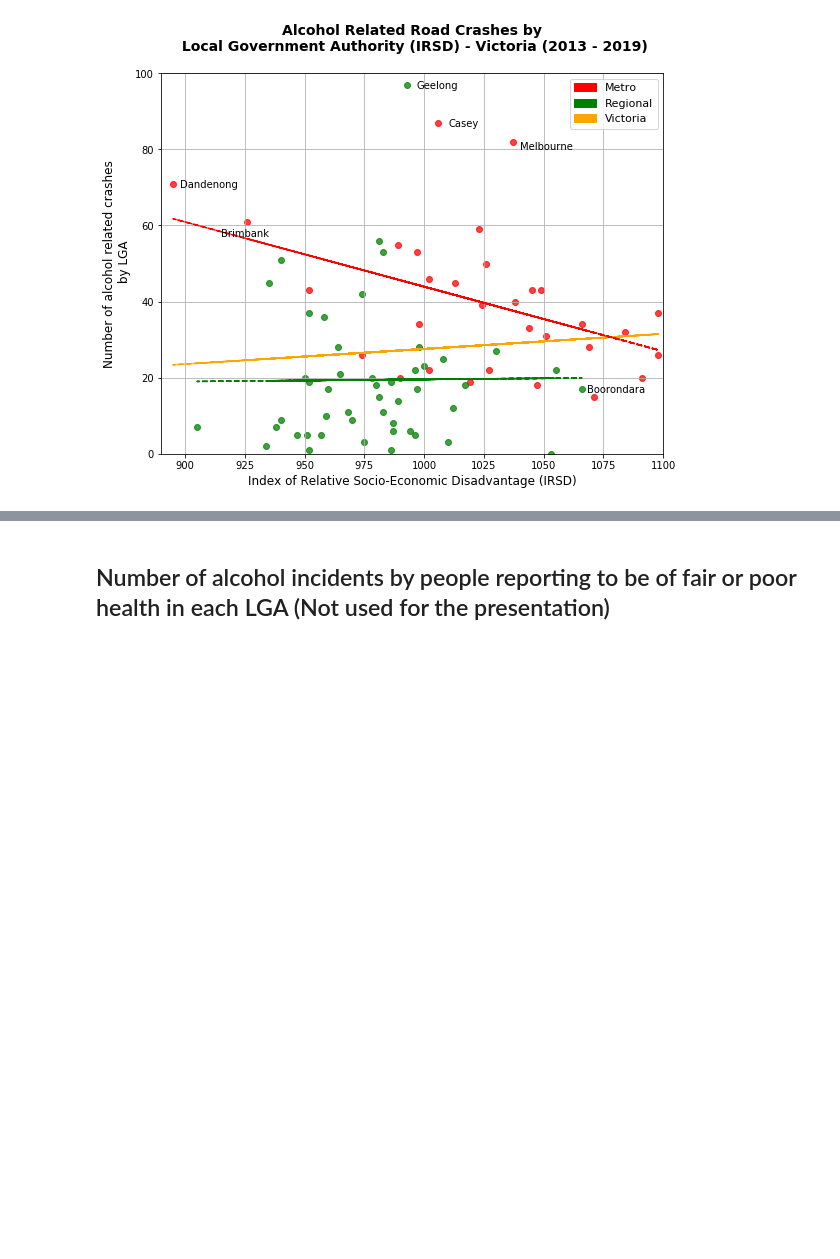
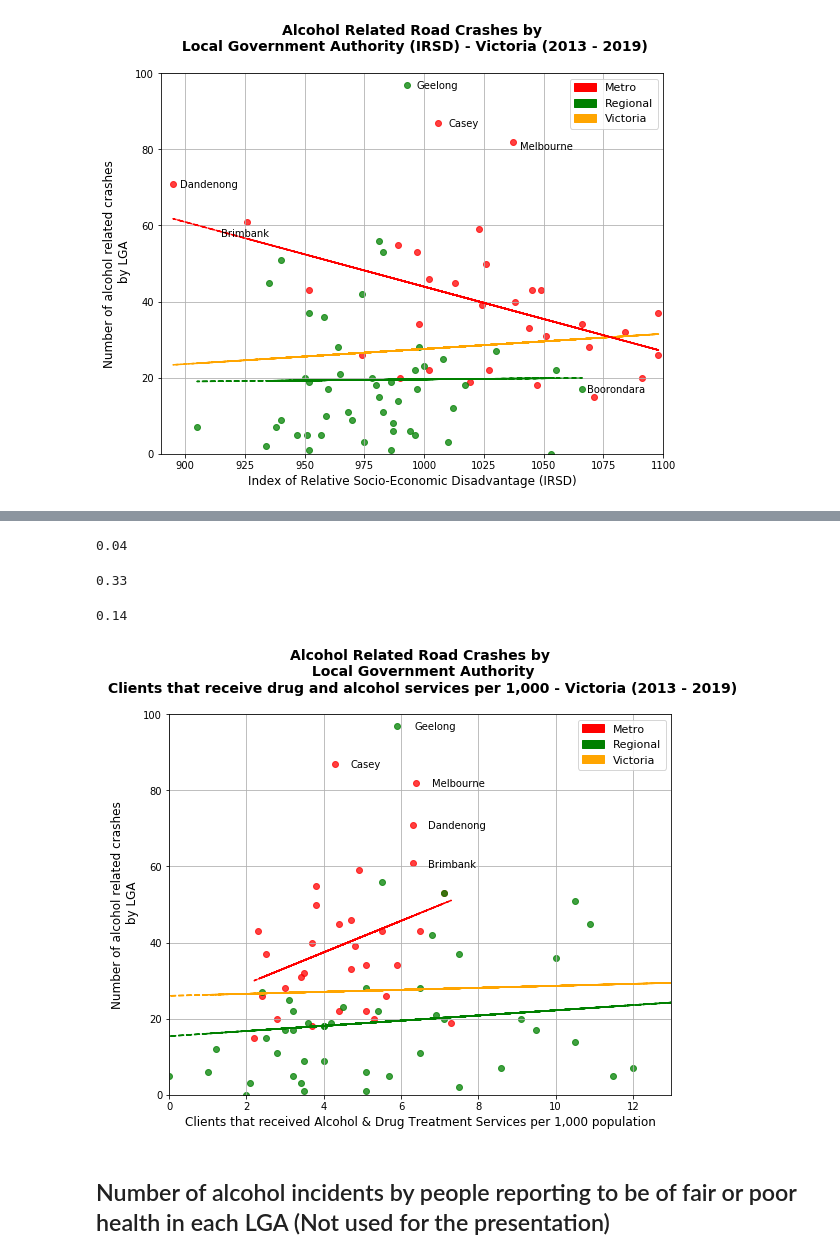
Before and after one commit to Jamie-GiHu/Turqoise-Bears-Project-Repo, a Jupyter notebook: Vic_Crash_analysis_TT_Full_code.ipynb, the cells around one changed output, grey strips where cells are left out. Cells and saved outputs as stored; diff of their text form; code cells hidden in the pictures; blank space fills up the shorter version.

Commit message:
Final updates with new chart.
Replace the demographics csv with correct file, updates to final code with new analysis.

```diff
--- a/Vic_Crash_analysis_TT_Full_code.ipynb
+++ b/Vic_Crash_analysis_TT_Full_code.ipynb
@@ -671,3 +710,65 @@ plt.show()
+# %%
+#Calculate the correlation coefficient to see if there is a correlation between socio status and the number of crashes
+round(st.pearsonr(LGA_merged["Clients that received Alcohol & Drug Treatment Services per 1,000 population"], LGA_merged["alcohol"])[0], 2)
+# %% [output]
+0.04
+# %%
+#Metro
+#Calculate the linear regression for the total number of alcohol crashes for the population of victoria by LGA (Overall)
+da_slope_m, da_int_m, da_r_m, da_p_m, da_std_err_m = stats.linregress(LGA_merged_metro["Clients that received Alcohol & Drug Treatment Services per 1,000 population"], LGA_merged_metro["alcohol"])
+
+#Equation of the line to calculate the predicted number of alcohol crashes for the population of victoria by LGA (Overall)
+da_fit_m = da_slope_m * LGA_merged_metro["Clients that received Alcohol & Drug Treatment Services per 1,000 population"] + da_int_m
+# %%
+#Calculate the correlation coefficient to see if there is a correlation between socio status and the number of crashes
+round(st.pearsonr(LGA_merged_metro["Clients that received Alcohol & Drug Treatment Services per 1,000 population"], LGA_merged_metro["alcohol"])[0], 2)
+# %% [output]
+0.33
+# %%
+#Regional
+#Calculate the linear regression for the total number of alcohol crashes for the population of victoria by LGA (Overall)
+da_slope_r, da_int_r, da_r_r, da_p_r, da_std_err_r = stats.linregress(LGA_merged_regional["Clients that received Alcohol & Drug Treatment Services per 1,000 population"], LGA_merged_regional["alcohol"])
+
+#Equation of the line to calculate the predicted number of alcohol crashes for the population of victoria by LGA (Overall)
+da_fit_r = da_slope_r * LGA_merged_regional["Clients that received Alcohol & Drug Treatment Services per 1,000 population"] + da_int_r
+# %%
+#Calculate the correlation coefficient to see if there is a correlation between socio status and the number of crashes
+round(st.pearsonr(LGA_merged_regional["Clients that received Alcohol & Drug Treatment Services per 1,000 population"], LGA_merged_regional["alcohol"])[0], 2)
+# %% [output]
+0.14
+# %%
+#Plot the linear model on the scatter plot
+plt.figure(figsize=(9,7))
+plt.scatter(LGA_merged_metro["Clients that received Alcohol & Drug Treatment Services per 1,000 population"], LGA_merged_metro["alcohol"], facecolors="red", alpha = 0.75)
+plt.scatter(LGA_merged_regional["Clients that received Alcohol & Drug Treatment Services per 1,000 population"], LGA_merged_regional["alcohol"], facecolors="green", alpha = 0.75)
+plt.plot(LGA_merged["Clients that received Alcohol & Drug Treatment Services per 1,000 population"], da_fit, "--", color="orange")
+plt.plot(LGA_merged_metro["Clients that received Alcohol & Drug Treatment Services per 1,000 population"], da_fit_m, "--", color="red")
+plt.plot(LGA_merged_regional["Clients that received Alcohol & Drug Treatment Services per 1,000 population"], da_fit_r, "--", color="green")
+
+plt.xlabel("Clients that received Alcohol & Drug Treatment Services per 1,000 population", fontsize=12)
+plt.ylabel("Number of alcohol related crashes\n by LGA", fontsize=12)
+plt.title("Alcohol Related Road Crashes by\n Local Government Authority\n Clients that receive drug and alcohol services per 1,000 - Victoria (2013 - 2019)\n", fontsize=14, fontweight="bold")
+
+metro_patch_legend_da = mpatches.Patch(color="red", label="Metro")
+regional_patch_legend_da = mpatches.Patch(color="green", label="Regional")
+overall_patch_legend_da = mpatches.Patch(color="orange", label="Victoria")
+plt.legend(handles=[metro_patch_legend_da, regional_patch_legend_da, overall_patch_legend_da], loc="upper right", fontsize=11)
+
+plt.annotate('Melbourne',(6.8,81))
+plt.annotate('Dandenong',(6.7, 70))
+# plt.annotate('Boorondara',(1068, 16))
+plt.annotate('Brimbank',(6.7, 59.8))
+# plt.annotate('C. Goldfields',(878, 9))
+plt.annotate('Casey',(4.7, 86))
+plt.annotate('Geelong',(6.35, 96))
+
+
+plt.xlim(0,13)
+plt.ylim(0,100)
+plt.grid()
+plt.show()
+# %% [output]
+[figure, added]
 # %% [markdown]
 ## Number of alcohol incidents by people reporting to be of fair or poor health in each LGA (Not used for the presentation)
 # %%
```
Also changed, not shown: parts of 22 cells of this notebook, 2 other files.
